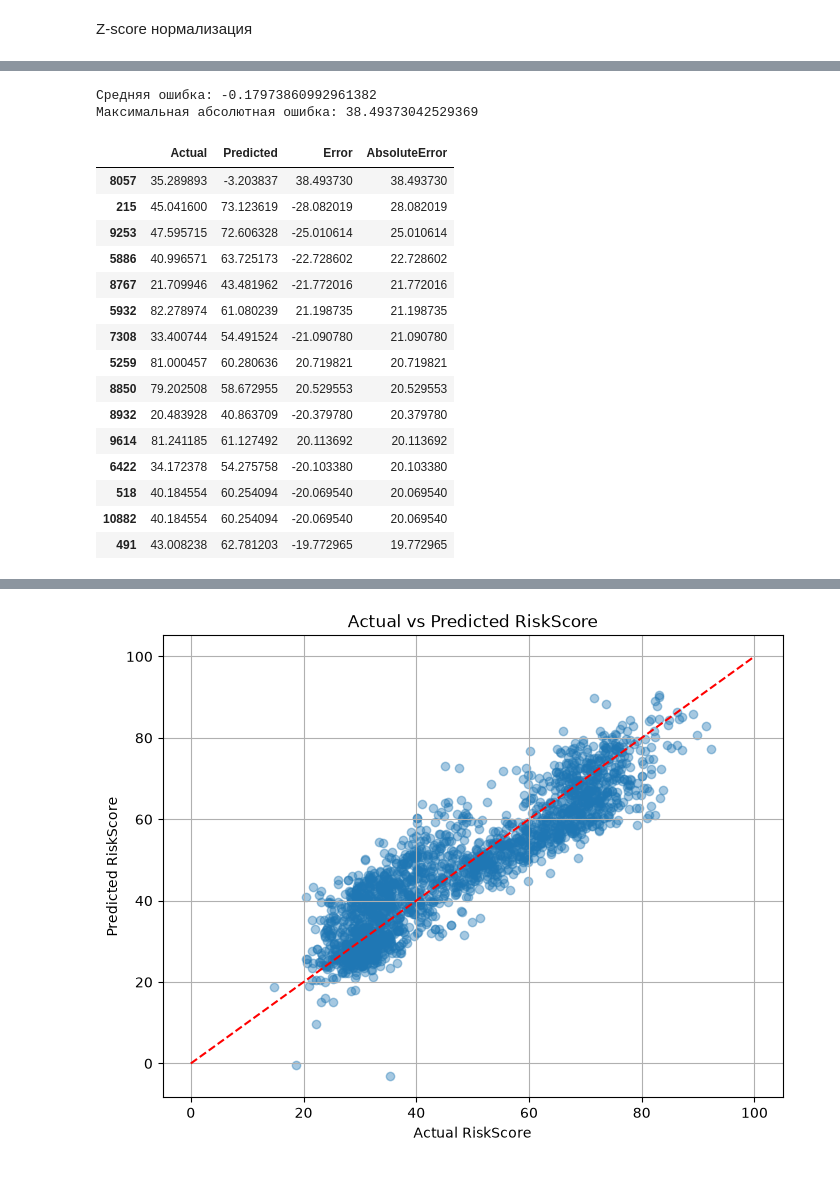
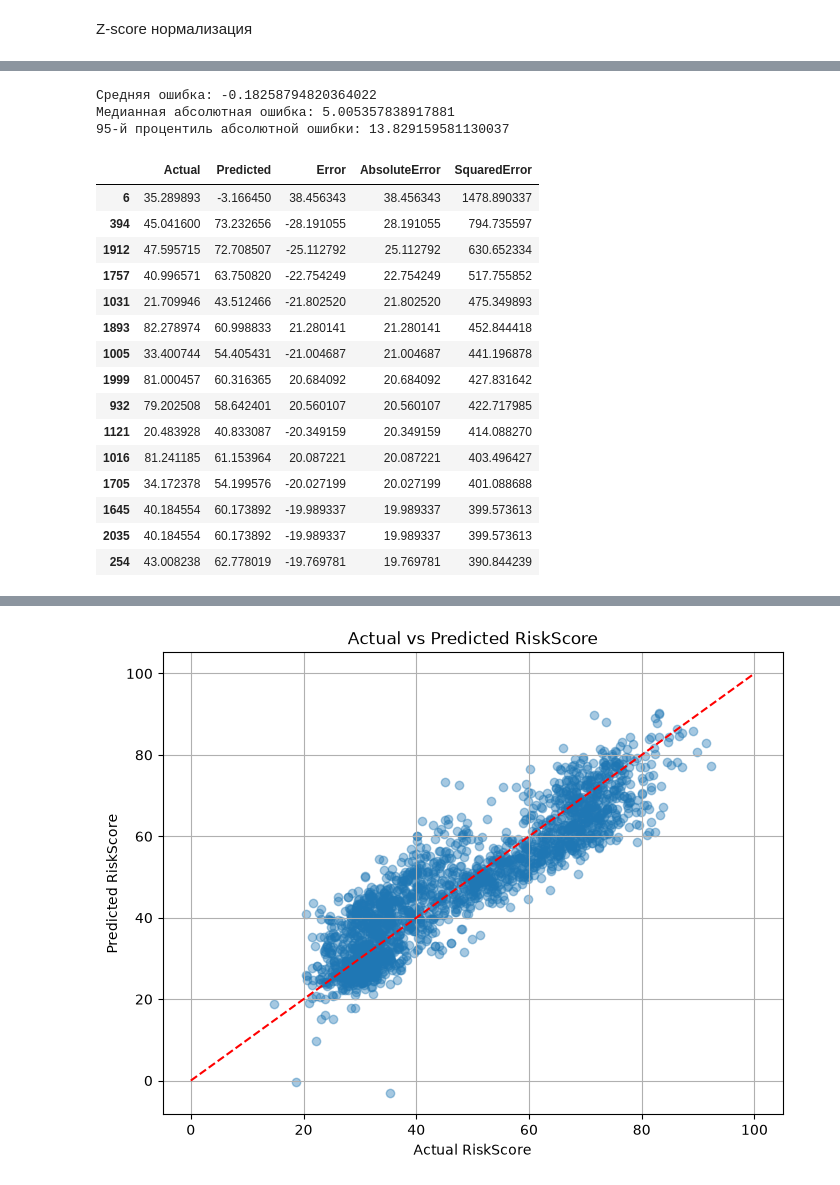
Before and after one commit to las-tochka/Machine_learning, a Jupyter notebook: Lab_1/Kaggle_Competition.ipynb, the cells around one changed output, grey strips where cells are left out. Drawn from its saved outputs; the diff is of its cells as text; code cells hidden in the pictures.

```diff
--- a/Lab_1/Kaggle_Competition.ipynb
+++ b/Lab_1/Kaggle_Competition.ipynb
@@ -727,0 +135,8 @@ print("Размер X_val:", X_val.shape)
+# %%
+X_train = pd.get_dummies(X_train, columns=categorical_features, dtype=int)
+X_val = pd.get_dummies(X_val, columns=categorical_features, dtype=int)
+
+X_val = X_val.reindex(columns=X_train.columns, fill_value=0)
+
+print("Размер X_train:", X_train.shape)
+print("Размер X_val:", X_val.shape)
@@ -729,17 +184,11 @@ print("Размер X_val:", X_val.shape)
 Z-score нормализация
 # %%
 z_mean = X_train.mean()
-z_std = X_train.std(ddof=0)
+z_std = X_train.std(ddof=0).replace(0, 1)
 
-# Защита от деления на ноль
-z_std = z_std.replace(0, 1)
+X_train_z = ((X_train - z_mean) / z_std).astype(float)
+X_val_z = ((X_val - z_mean) / z_std).astype(float)
 
-X_train_z = (X_train - z_mean) / z_std
-X_val_z = (X_val - z_mean) / z_std
-
-print("Среднее X_train_z:")
-print(X_train_z.mean().head())
-
-print("\nСтандартное отклонение X_train_z:")
-print(X_train_z.std(ddof=0).head())
+print("Пропуски после нормализации:", X_train_z.isna().sum().sum())
+print("Размеры:", X_train_z.shape, X_val_z.shape)
 # %% [output]
@@ -821,38 +234,34 @@ R2: 0.8198035800099832
 # %%
 errors = pd.DataFrame({
-    "Actual": y_val,
-    "Predicted": y_pred,
-    "Error": y_val - y_pred
+    "Actual": y_val.to_numpy(),
+    "Predicted": y_pred
 })
-
+errors["Error"] = errors["Actual"] - errors["Predicted"]
 errors["AbsoluteError"] = errors["Error"].abs()
+errors["SquaredError"] = errors["Error"] ** 2
 
 print("Средняя ошибка:", errors["Error"].mean())
-print("Максимальная абсолютная ошибка:",
-      errors["AbsoluteError"].max())
+print("Медианная абсолютная ошибка:", errors["AbsoluteError"].median())
+print("95-й процентиль абсолютной ошибки:", errors["AbsoluteError"].quantile(0.95))
 
-display(
-    errors.sort_values(
-        by="AbsoluteError",
-        ascending=False
-    ).head(15)
-)
+display(errors.sort_values("AbsoluteError", ascending=False).head(15))
 # %% [output]
-Средняя ошибка: -0.17973860992961382
-Максимальная абсолютная ошибка: 38.49373042529369
+Средняя ошибка: -0.18258794820364022
+Медианная абсолютная ошибка: 5.005357838917881
+95-й процентиль абсолютной ошибки: 13.829159581130037
-|  | Actual | Predicted | Error | AbsoluteError |
-| 8057 | 35.289893 | -3.203837 | 38.493730 | 38.493730 |
-| 215 | 45.041600 | 73.123619 | -28.082019 | 28.082019 |
-| 9253 | 47.595715 | 72.606328 | -25.010614 | 25.010614 |
-| 5886 | 40.996571 | 63.725173 | -22.728602 | 22.728602 |
-| 8767 | 21.709946 | 43.481962 | -21.772016 | 21.772016 |
-| 5932 | 82.278974 | 61.080239 | 21.198735 | 21.198735 |
-| 7308 | 33.400744 | 54.491524 | -21.090780 | 21.090780 |
-| 5259 | 81.000457 | 60.280636 | 20.719821 | 20.719821 |
-| 8850 | 79.202508 | 58.672955 | 20.529553 | 20.529553 |
-| 8932 | 20.483928 | 40.863709 | -20.379780 | 20.379780 |
-| 9614 | 81.241185 | 61.127492 | 20.113692 | 20.113692 |
-| 6422 | 34.172378 | 54.275758 | -20.103380 | 20.103380 |
-| 518 | 40.184554 | 60.254094 | -20.069540 | 20.069540 |
-| 10882 | 40.184554 | 60.254094 | -20.069540 | 20.069540 |
-| 491 | 43.008238 | 62.781203 | -19.772965 | 19.772965 |
+|  | Actual | Predicted | Error | AbsoluteError | SquaredError |
+| 6 | 35.289893 | -3.166450 | 38.456343 | 38.456343 | 1478.890337 |
+| 394 | 45.041600 | 73.232656 | -28.191055 | 28.191055 | 794.735597 |
+| 1912 | 47.595715 | 72.708507 | -25.112792 | 25.112792 | 630.652334 |
+| 1757 | 40.996571 | 63.750820 | -22.754249 | 22.754249 | 517.755852 |
+| 1031 | 21.709946 | 43.512466 | -21.802520 | 21.802520 | 475.349893 |
+| 1893 | 82.278974 | 60.998833 | 21.280141 | 21.280141 | 452.844418 |
+| 1005 | 33.400744 | 54.405431 | -21.004687 | 21.004687 | 441.196878 |
+| 1999 | 81.000457 | 60.316365 | 20.684092 | 20.684092 | 427.831642 |
+| 932 | 79.202508 | 58.642401 | 20.560107 | 20.560107 | 422.717985 |
+| 1121 | 20.483928 | 40.833087 | -20.349159 | 20.349159 | 414.088270 |
+| 1016 | 81.241185 | 61.153964 | 20.087221 | 20.087221 | 403.496427 |
+| 1705 | 34.172378 | 54.199576 | -20.027199 | 20.027199 | 401.088688 |
+| 1645 | 40.184554 | 60.173892 | -19.989337 | 19.989337 | 399.573613 |
+| 2035 | 40.184554 | 60.173892 | -19.989337 | 19.989337 | 399.573613 |
+| 254 | 43.008238 | 62.778019 | -19.769781 | 19.769781 | 390.844239 |
```
Also changed, not shown: parts of 96 cells of this notebook.
